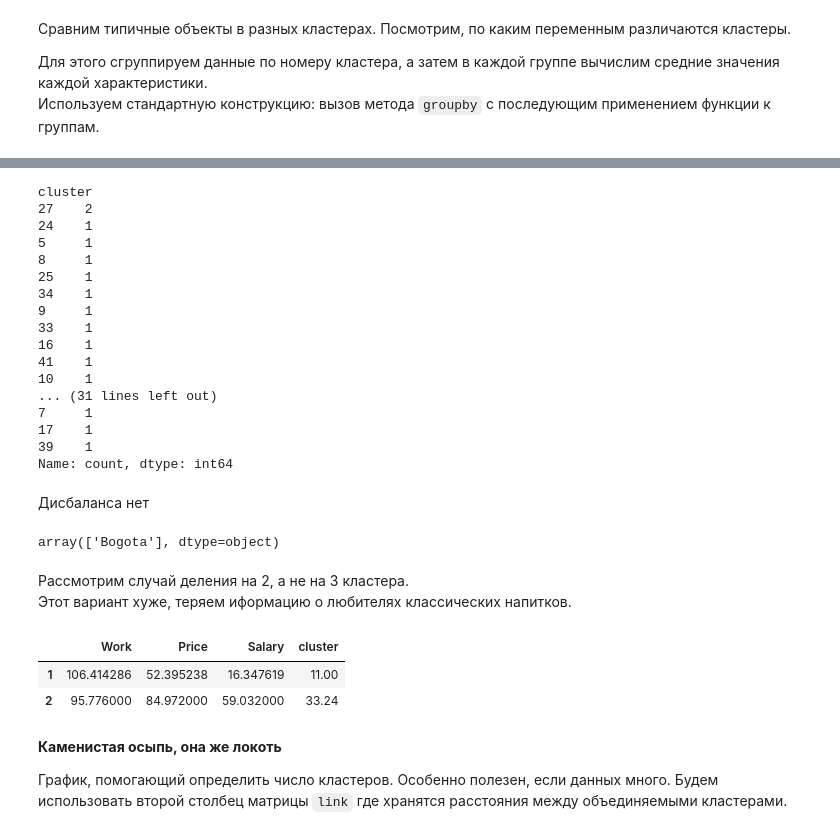
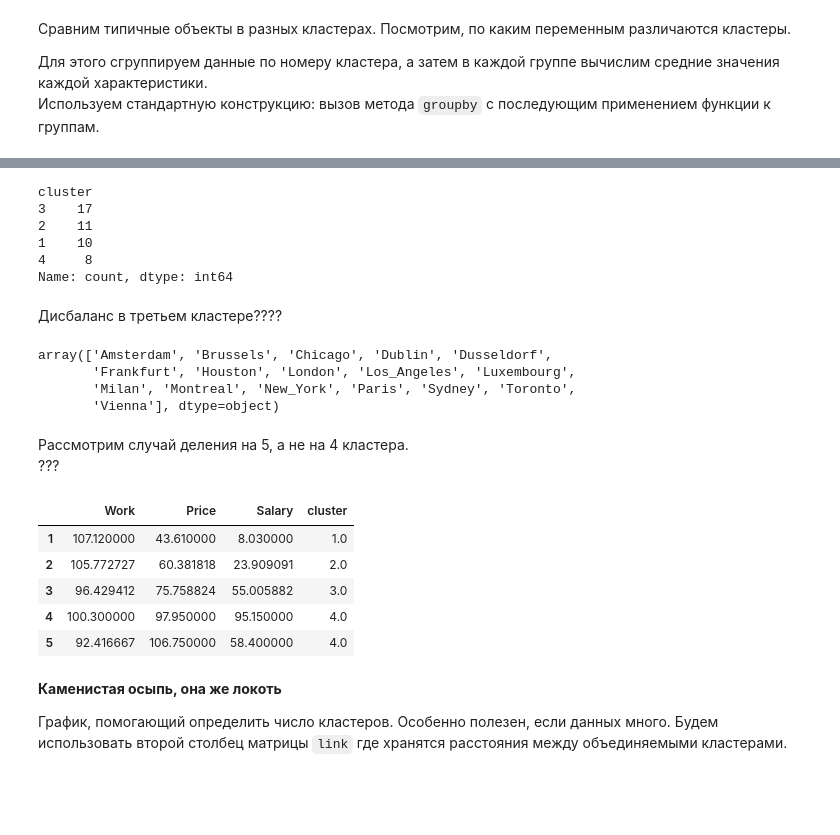
Before and after one commit to Hope1133/Data_analysis_itmo_DZ, a Jupyter notebook: DZ1_cluster_ierarh/DZ1_cluster_ierarh.ipynb, the cells around one changed output, grey strips where cells are left out. Drawn from its saved outputs; the diff is of its cells as text; code cells hidden in the pictures; blank space fills up the shorter version.

```diff
--- a/DZ1_cluster_ierarh/DZ1_cluster_ierarh.ipynb
+++ b/DZ1_cluster_ierarh/DZ1_cluster_ierarh.ipynb
@@ -119,9 +117,11 @@ https://Hope1133: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@github.com/Hope1133/Da
 # %%
 # Информация о кластерах добавляется в таблицу данных в виде столбца
 
-# Останавливаем объединение, когда расстояние между кластерами превысит 3.1
-df['cluster'] = fcluster(link, 3.1, criterion='distance')
+# Останавливаем объединение, когда расстояние между кластерами превысит 40
+# df['cluster'] = fcluster(link, 40, criterion='distance')
 
 
-# Останавливаем объединение, когда останется 3 кластера
-#   df['cluster'] = fcluster(link, 3, criterion='maxclust')
+# Останавливаем объединение, когда останется 4 кластера
+df['cluster'] = fcluster(link, 4, criterion='maxclust')
+
+df.head()
@@ -218,38 +160,33 @@ dtype: int64
 print(df['cluster'].value_counts())
 # %% [output]
 cluster
-27    2
-24    1
-5     1
-8     1
-25    1
-34    1
-9     1
-33    1
-16    1
-41    1
-10    1
-... (31 lines left out)
-7     1
-17    1
-39    1
+3    17
+2    11
+1    10
+4     8
 Name: count, dtype: int64
-# %% [markdown]
-Дисбаланса нет
+# %% [markdown]
+Дисбаланс в третьем кластере????
 # %%
-#  Какие наблюдения попали в 1-й кластер?
-df[df['cluster']==1].index.values
+#  Какие наблюдения попали в 3-й кластер?
+df[df['cluster']==3].index.values
 # %% [output]
-array(['Bogota'], dtype=object)
+array(['Amsterdam', 'Brussels', 'Chicago', 'Dublin', 'Dusseldorf',
+       'Frankfurt', 'Houston', 'London', 'Los_Angeles', 'Luxembourg',
+       'Milan', 'Montreal', 'New_York', 'Paris', 'Sydney', 'Toronto',
+       'Vienna'], dtype=object)
 # %% [markdown]
-Рассмотрим случай деления на 2, а не на 3 кластера.
-Этот вариант хуже, теряем иформацию о любителях классических напитков.
+Рассмотрим случай деления на 5, а не на 4 кластера.
+???
 # %%
-df.groupby(fcluster(link, 2, criterion='maxclust')).mean()
+df.groupby(fcluster(link, 5, criterion='maxclust')).mean()
 # %% [output]
 |  | Work | Price | Salary | cluster |
-| 1 | 106.414286 | 52.395238 | 16.347619 | 11.00 |
-| 2 | 95.776000 | 84.972000 | 59.032000 | 33.24 |
+| 1 | 107.120000 | 43.610000 | 8.030000 | 1.0 |
+| 2 | 105.772727 | 60.381818 | 23.909091 | 2.0 |
+| 3 | 96.429412 | 75.758824 | 55.005882 | 3.0 |
+| 4 | 100.300000 | 97.950000 | 95.150000 | 4.0 |
+| 5 | 92.416667 | 106.750000 | 58.400000 | 4.0 |
 # %% [markdown]
 **Каменистая осыпь, она же локоть**
 
```
Also changed, not shown: parts of 16 cells of this notebook.
